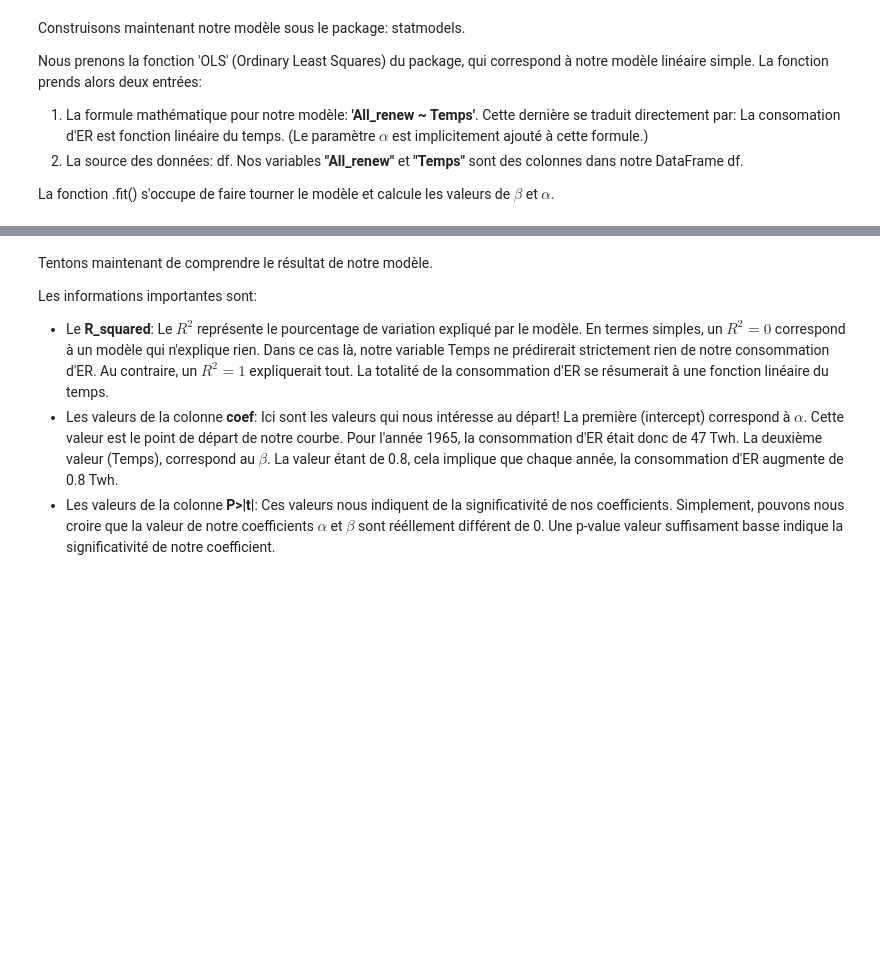
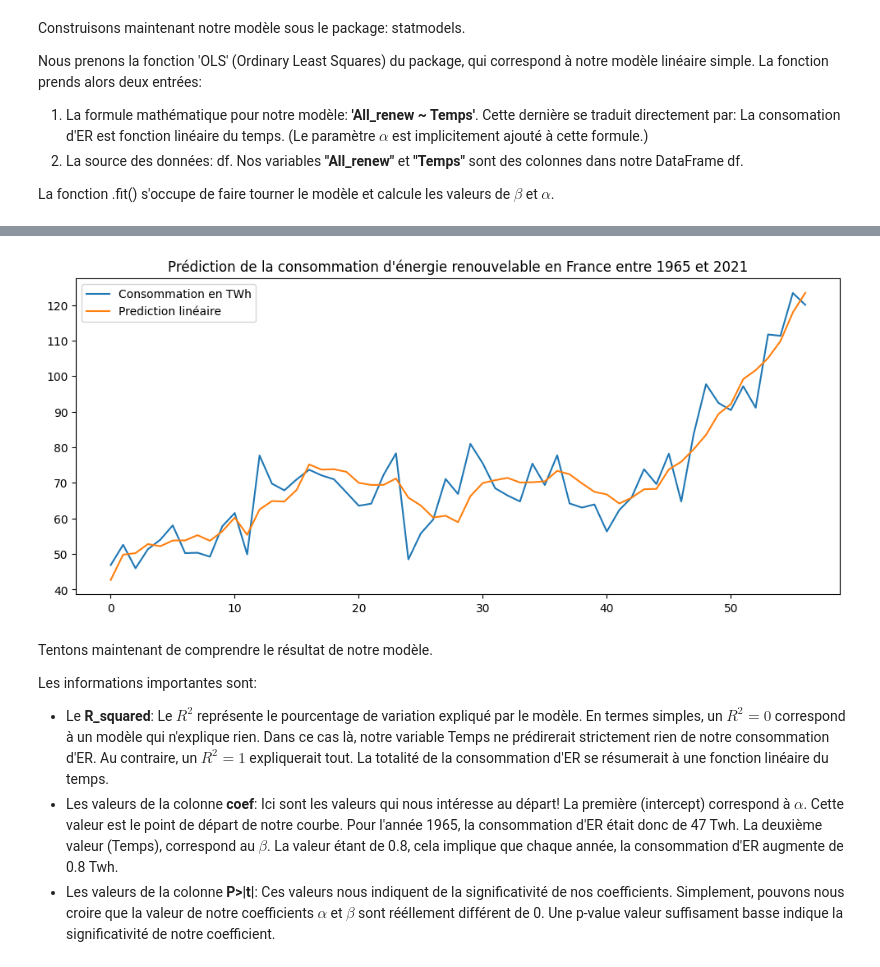
Before and after one commit to heretica/model_factory, a Jupyter notebook: groupe3/Walkthrough_Make_Model.ipynb, the cells around one changed output, grey strips where cells are left out. Drawn from its saved outputs; the diff is of its cells as text; code cells hidden in the pictures; blank space fills up the shorter version.

```diff
--- a/groupe3/Walkthrough_Make_Model.ipynb
+++ b/groupe3/Walkthrough_Make_Model.ipynb
@@ -258,3 +284,13 @@ results = model.fit()
+# %%
+df_merge['Prediction_1'] = results.predict()
+plt.figure(figsize=(12,5))
+plt.title('Prédiction de la consommation d\'énergie renouvelable en France entre 1965 et 2021')
+plt.plot(df_merge['All_renew'], label='Consommation en TWh')
+plt.plot(df_merge['Prediction_1'], label='Prediction linéaire')
+plt.legend(loc='best')
+plt.show()
+# %% [output]
+[figure, added]
 # %% [markdown]
 Tentons maintenant de comprendre le résultat de notre modèle.
 
```
Also changed, not shown: parts of 10 cells of this notebook.
